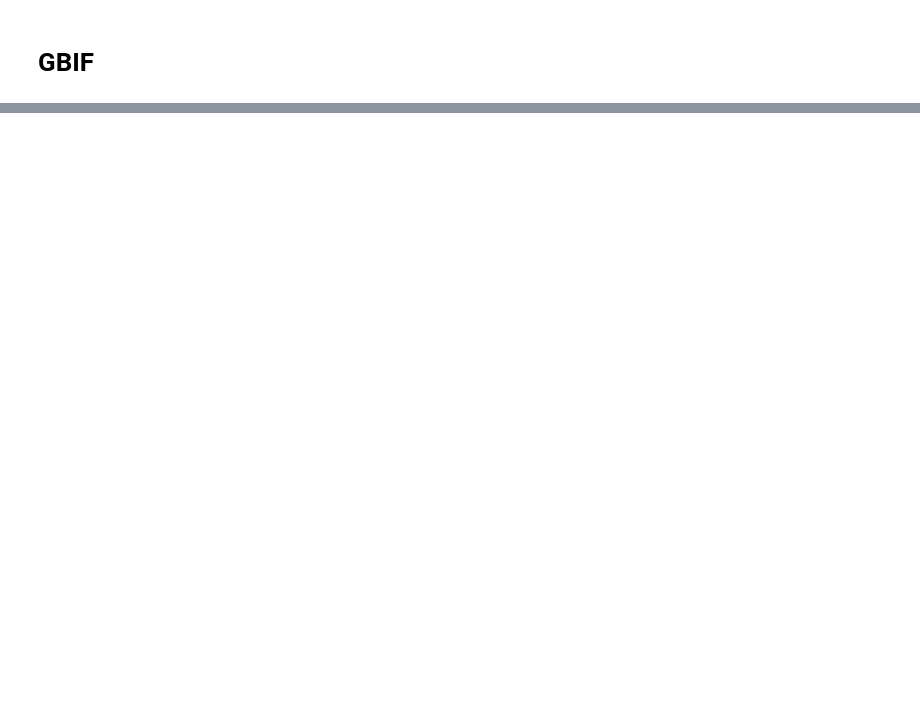
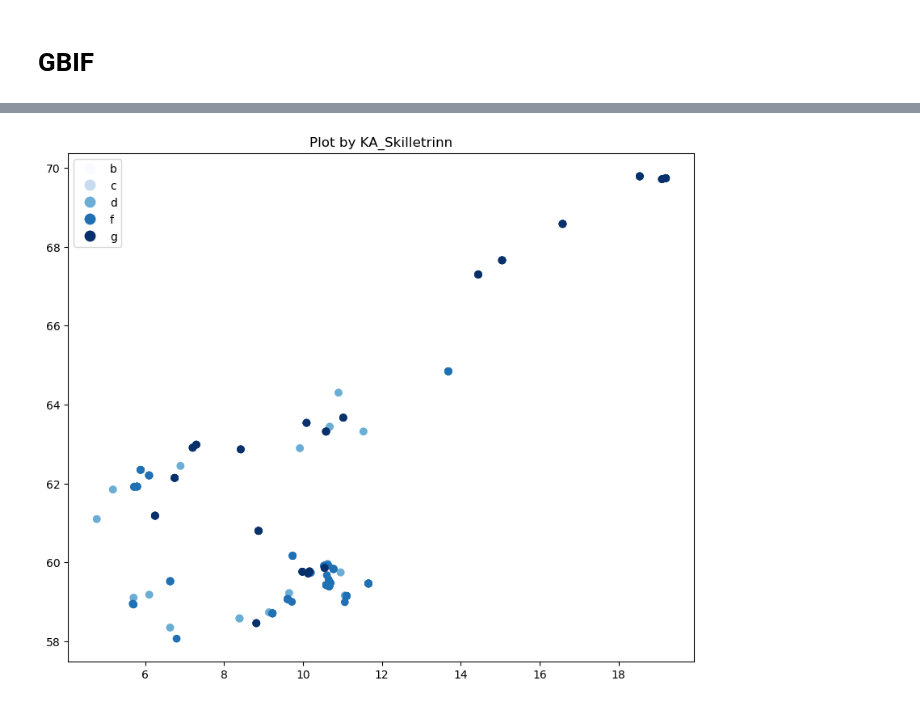
Before and after one commit to egowork/gis_tools, a Jupyter notebook: ymse2.ipynb, the cells around one changed output, grey strips where cells are left out. Saved outputs shown, nothing was run; the diff lists cells and outputs as text; code cells hidden in the pictures; blank space fills up the shorter version.

```diff
--- a/ymse2.ipynb
+++ b/ymse2.ipynb
@@ -43,11 +82,12 @@ a.plot()
 # %% [markdown]
 # GBIF
 # %%
+# set up request function
 import requests
 import pandas as pd
 base_url = "https://api.gbif.org/v1/occurrence/search?"
 countryCode = "NO"
-def get_GBIF_response(base_url, offset, params, df):
+def get_GBIF_response(base_url, offset, params, df, maxCount = None, i = None):
     """Performs an API call to the base URL with additional parameters listed in 'params'. Concatenates response to a Pandas DataFrame, 'df'."""
 
     #Construct the query URL
@@ -64,11 +104,14 @@ def get_GBIF_response(base_url, offset, params, df):
         print(f"API call failed at offset {offset} with a status code of {response.status_code}.")
     else:
         result = response.json()
-        df_concat = pd.concat([df, pd.DataFrame.from_dict(result['results'])], axis = 0, ignore_index = True, sort = True)
+        df2 = pd.DataFrame.from_dict(result['results'])
+        if i is not None:
+            df2['query'] = i
+        df_concat = pd.concat([df, df2], axis = 0, ignore_index = True, sort = True)
         endOfRecords = result['endOfRecords']
         return df_concat, endOfRecords, response.status_code
 #set parameters for API call
-params0 = ['limit=1000', 'publishingCountry=NO','hasGeospatialIssue=false', 'hasCoordinate=true','year=2010,2025']
+params0 = ['limit=100', 'publishingCountry=NO','hasGeospatialIssue=false', 'hasCoordinate=true','year=2010,2025','coordinateUncertaintyInMeters=0,250', 'county=Trøndelag']
 # %%
 # https://api.gbif.org/v1/occurrence/search?scientificName=Herminium%20monorchis&publishingCountry=NO&hasCoordinate=true&hasGeospatialIssue=false
 # %%
@@ -77,17 +120,18 @@ df = pd.DataFrame()
 endOfRecords = False
 offset = 0
 status = 200
-
-species = ['Herminium monorchis','Epipactis palustris']
+# species to check
+species = utvalg#[5:10]
+# prefix for the request parameter
 pre = 'scientificName='
-
 
 for i in species:
     print(i)
     params = params0.copy()
     params.append(pre+i)
     while endOfRecords == False and status == 200:
-        df, endOfRecords, status = get_GBIF_response(base_url, offset, params, df)
+        df, endOfRecords, status = get_GBIF_response(base_url, offset, params, df, i = i,maxCount = 100)
+        endOfRecords = True # kommenterer bort denne når jeg vil begrense antall treff, og ikke ha alt
         print(offset)
         offset = len(df) + 1
     endOfRecords = False
@@ -118,0 +155,18 @@ df
+# %%
+import geopandas as gpd
+gdf = gpd.GeoDataFrame(df, geometry=gpd.points_from_xy(df['decimalLongitude'], df['decimalLatitude']))
+gdf = gdf.query('decimalLongitude > 0 & decimalLatitude > 55 & coordinateUncertaintyInMeters<250')
+# %%
+gdf = gdf.merge(arter, left_on = 'query', right_on = 'VitNavn')
+gdf = gdf.sort_values(by = 'KA_Skilletrinn')
+# %%
+import geopandas as gpd
+import matplotlib.pyplot as plt
+
+# Assuming you have a GeoDataFrame named 'gdf' with the column 'KA_Skilletrinn'
+fig, ax = plt.subplots(1, 1, figsize=(10, 10))
+gdf.plot(column='KA_Skilletrinn', cmap='Blues', legend=True, ax=ax)
+plt.title('Plot by KA_Skilletrinn')
+plt.show()
+# %% [output]
+[figure, added]
```
Also changed, not shown: parts of 14 cells of this notebook.
